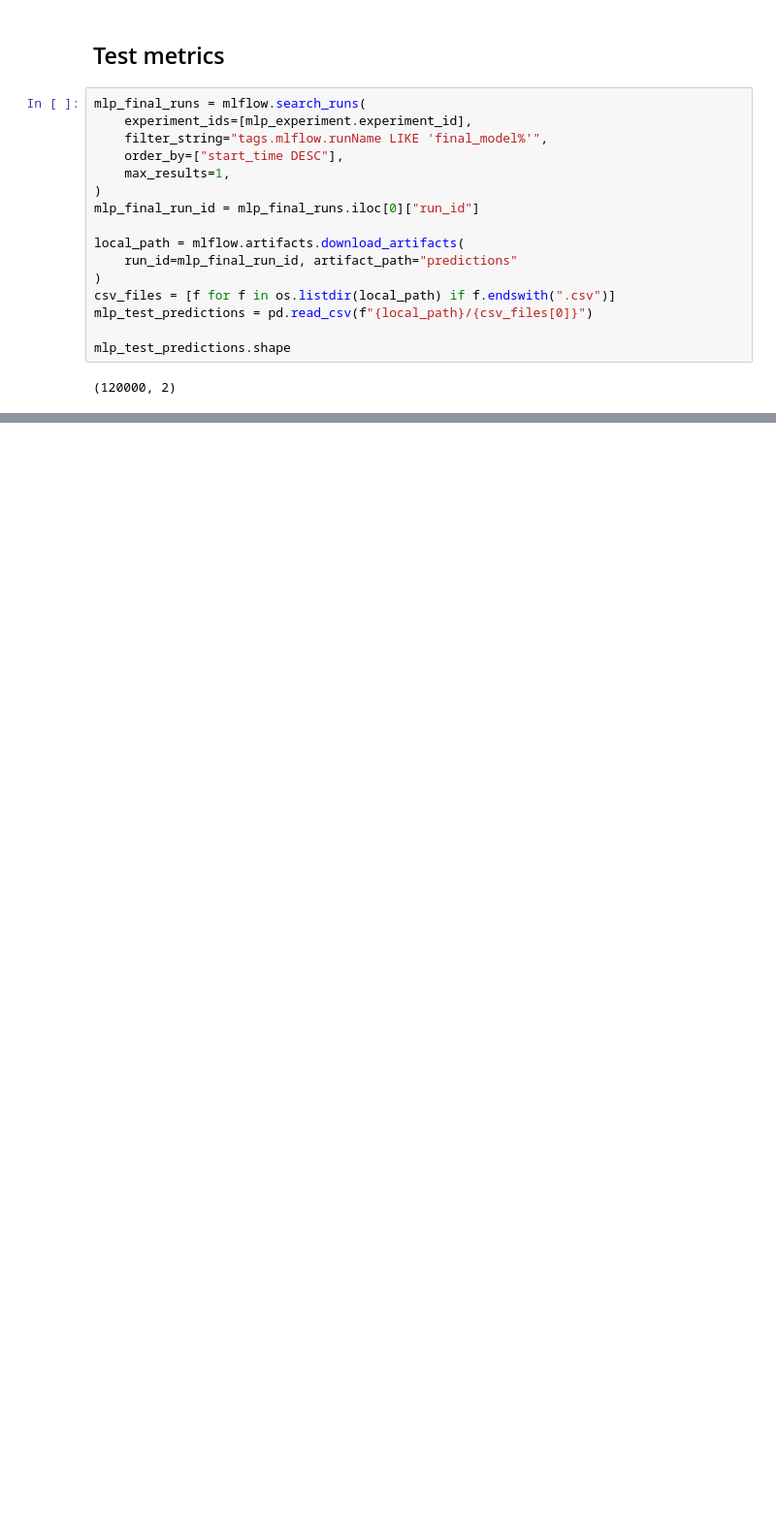
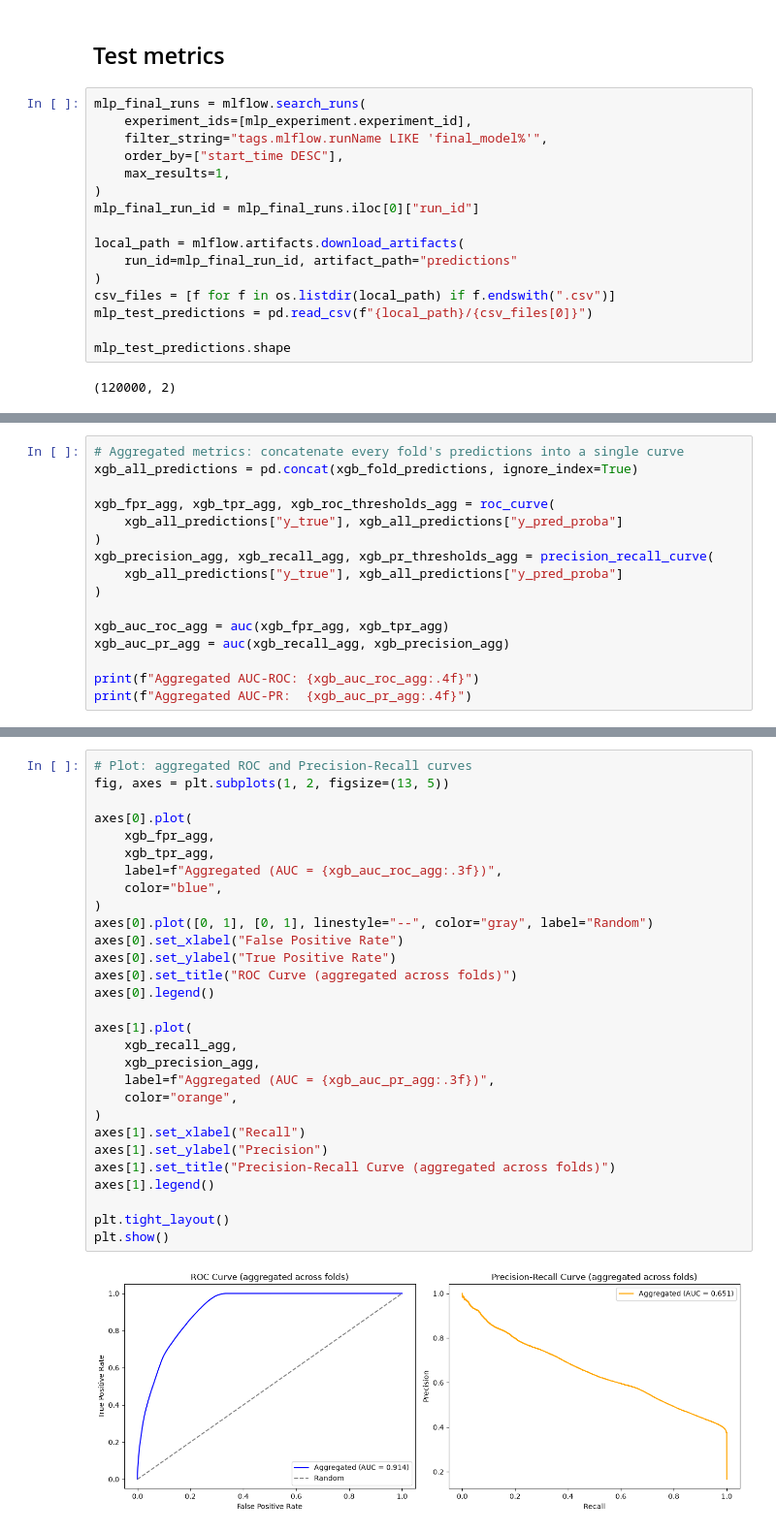
Before and after one commit to simonescrofana/credit-default-pipeline, a Jupyter notebook: ml/evaluation/plots.ipynb, the cells around one changed output, grey strips where cells are left out. Shown at 97% size. Saved outputs shown, nothing was run; the diff lists cells and outputs as text; blank space fills up the shorter version.

```diff
--- a/ml/evaluation/plots.ipynb
+++ b/ml/evaluation/plots.ipynb
@@ -614,0 +654,16 @@ mlp_test_metrics_at_threshold
+# %%
+# Aggregated metrics: concatenate every fold's predictions into a single curve
+xgb_all_predictions = pd.concat(xgb_fold_predictions, ignore_index=True)
+
+xgb_fpr_agg, xgb_tpr_agg, xgb_roc_thresholds_agg = roc_curve(
+    xgb_all_predictions["y_true"], xgb_all_predictions["y_pred_proba"]
+)
+xgb_precision_agg, xgb_recall_agg, xgb_pr_thresholds_agg = precision_recall_curve(
+    xgb_all_predictions["y_true"], xgb_all_predictions["y_pred_proba"]
+)
+
+xgb_auc_roc_agg = auc(xgb_fpr_agg, xgb_tpr_agg)
+xgb_auc_pr_agg = auc(xgb_recall_agg, xgb_precision_agg)
+
+print(f"Aggregated AUC-ROC: {xgb_auc_roc_agg:.4f}")
+print(f"Aggregated AUC-PR:  {xgb_auc_pr_agg:.4f}")
@@ -614,0 +702,31 @@ mlp_test_metrics_at_threshold
+# %%
+# Plot: aggregated ROC and Precision-Recall curves
+fig, axes = plt.subplots(1, 2, figsize=(13, 5))
+
+axes[0].plot(
+    xgb_fpr_agg,
+    xgb_tpr_agg,
+    label=f"Aggregated (AUC = {xgb_auc_roc_agg:.3f})",
+    color="blue",
+)
+axes[0].plot([0, 1], [0, 1], linestyle="--", color="gray", label="Random")
+axes[0].set_xlabel("False Positive Rate")
+axes[0].set_ylabel("True Positive Rate")
+axes[0].set_title("ROC Curve (aggregated across folds)")
+axes[0].legend()
+
+axes[1].plot(
+    xgb_recall_agg,
+    xgb_precision_agg,
+    label=f"Aggregated (AUC = {xgb_auc_pr_agg:.3f})",
+    color="orange",
+)
+axes[1].set_xlabel("Recall")
+axes[1].set_ylabel("Precision")
+axes[1].set_title("Precision-Recall Curve (aggregated across folds)")
+axes[1].legend()
+
+plt.tight_layout()
+plt.show()
+# %% [output]
+[figure, added]
```
Also changed, not shown: parts of 35 cells of this notebook, 12 other files.
